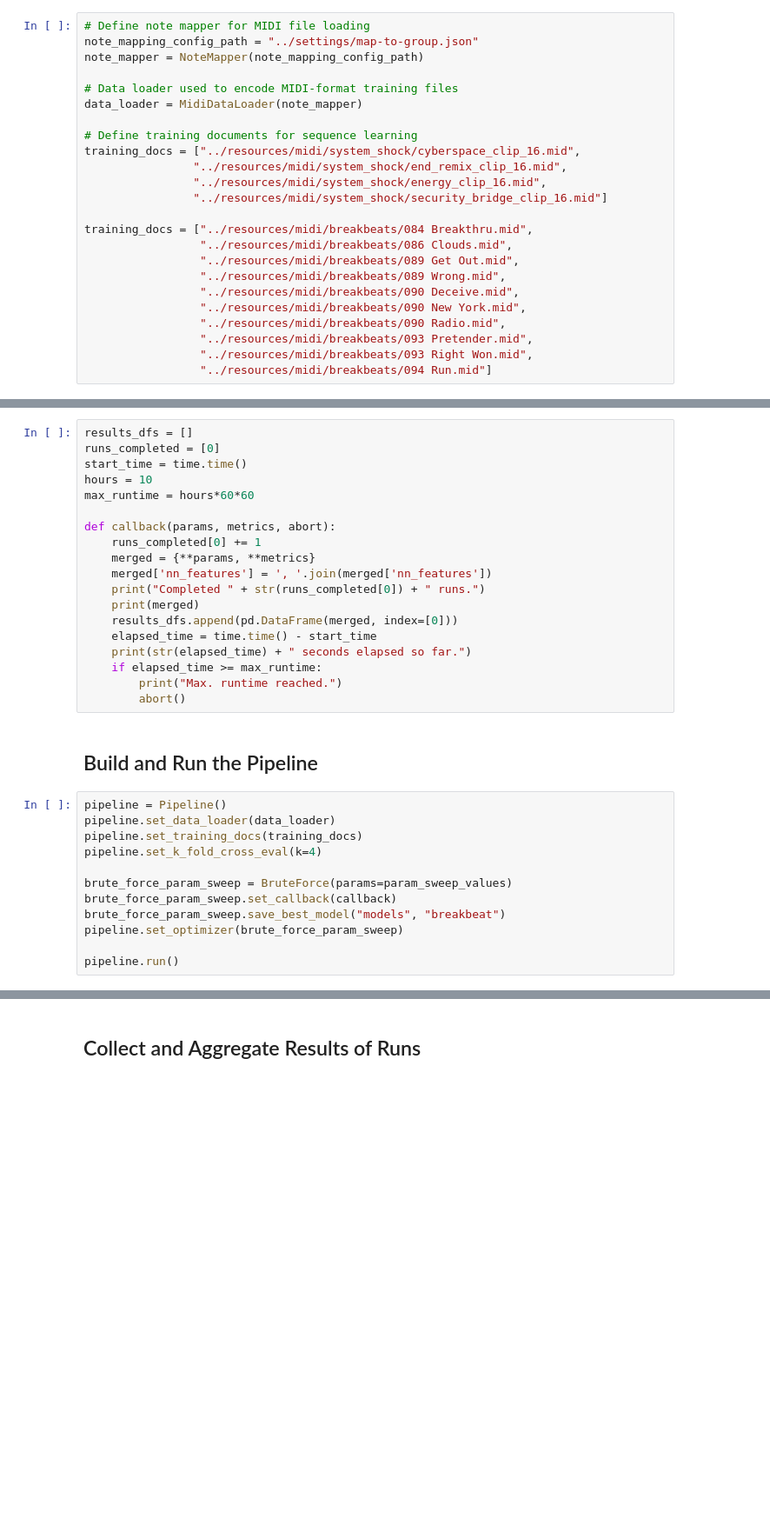
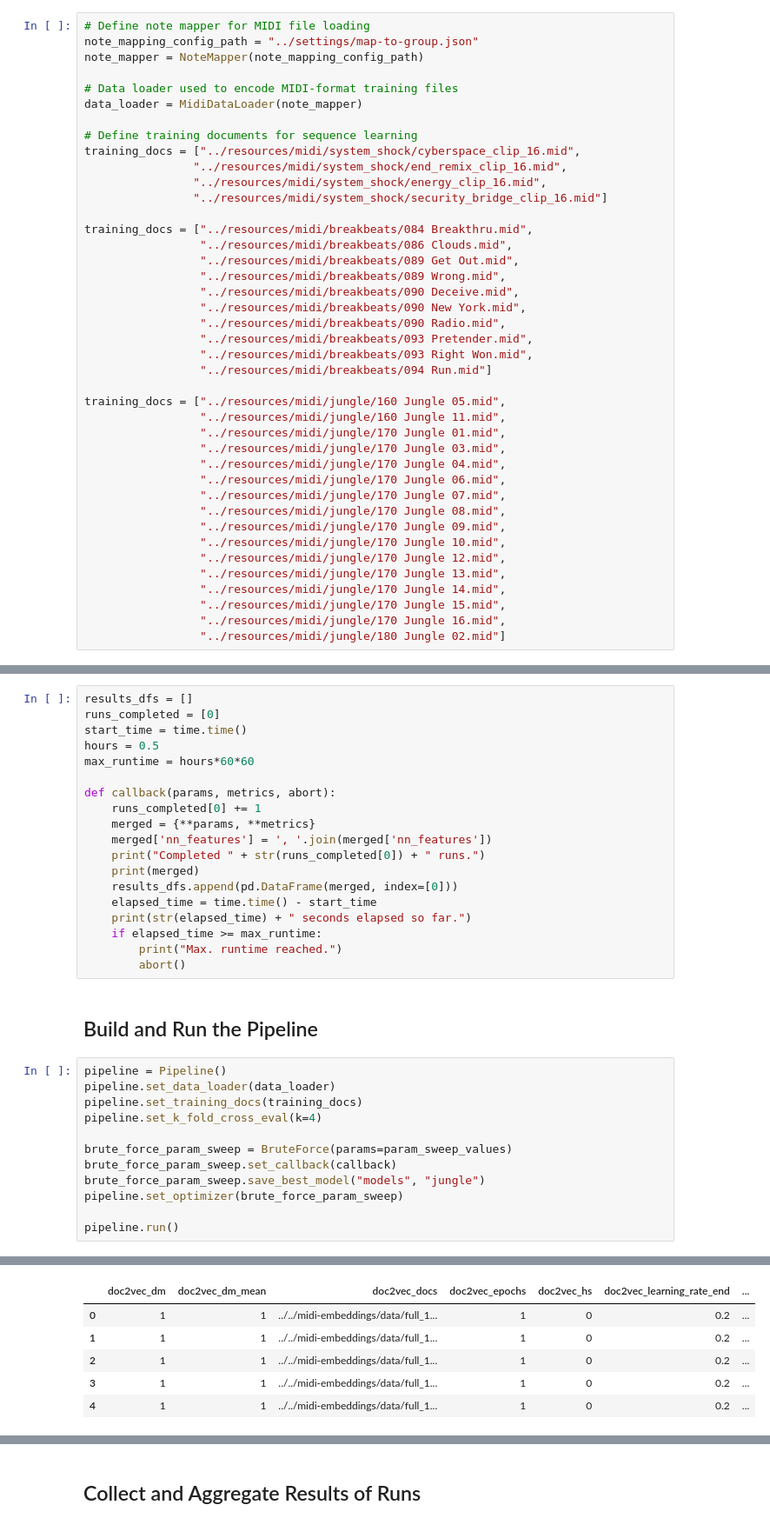
Before and after one commit to TaylorPeer/Midi2Vec, a Jupyter notebook: notebooks/Brute-Force Hyperparameter Optimization.ipynb, the cells around one changed output, grey strips where cells are left out. Shown at 87% size. Saved outputs shown, nothing was run; the diff lists cells and outputs as text; blank space fills up the shorter version.

```diff
--- a/notebooks/Brute-Force Hyperparameter Optimization.ipynb
+++ b/notebooks/Brute-Force Hyperparameter Optimization.ipynb
@@ -115,6 +135,23 @@ training_docs = ["../resources/midi/breakbeats/084 Breakthru.mid",
                  "../resources/midi/breakbeats/093 Pretender.mid",
                  "../resources/midi/breakbeats/093 Right Won.mid",
                  "../resources/midi/breakbeats/094 Run.mid"]
+
+training_docs = ["../resources/midi/jungle/160 Jungle 05.mid",
+                 "../resources/midi/jungle/160 Jungle 11.mid",
+                 "../resources/midi/jungle/170 Jungle 01.mid",
+                 "../resources/midi/jungle/170 Jungle 03.mid",
+                 "../resources/midi/jungle/170 Jungle 04.mid",
+                 "../resources/midi/jungle/170 Jungle 06.mid",
+                 "../resources/midi/jungle/170 Jungle 07.mid",
+                 "../resources/midi/jungle/170 Jungle 08.mid",
+                 "../resources/midi/jungle/170 Jungle 09.mid",
+                 "../resources/midi/jungle/170 Jungle 10.mid",
+                 "../resources/midi/jungle/170 Jungle 12.mid",
+                 "../resources/midi/jungle/170 Jungle 13.mid",
+                 "../resources/midi/jungle/170 Jungle 14.mid",
+                 "../resources/midi/jungle/170 Jungle 15.mid",
+                 "../resources/midi/jungle/170 Jungle 16.mid",
+                 "../resources/midi/jungle/180 Jungle 02.mid"]
 # %% [markdown]
 ## Define Callback Function
 
@@ -123,7 +160,7 @@ This function is called after every iteration of *SequenceLearner* model trainin
 results_dfs = []
 runs_completed = [0]
 start_time = time.time()
-hours = 10
+hours = 0.5
 max_runtime = hours*60*60
 
 def callback(params, metrics, abort):
@@ -148,7 +185,7 @@ pipeline.set_k_fold_cross_eval(k=4)
 
 brute_force_param_sweep = BruteForce(params=param_sweep_values)
 brute_force_param_sweep.set_callback(callback)
-brute_force_param_sweep.save_best_model("models", "breakbeat")
+brute_force_param_sweep.save_best_model("models", "jungle")
 pipeline.set_optimizer(brute_force_param_sweep)
 
 pipeline.run()
@@ -174,0 +210,6 @@ Training encoder model...
+|  | doc2vec_dm | doc2vec_dm_mean | doc2vec_docs | doc2vec_epochs | doc2vec_hs | doc2vec_learning_rate_end | ... |
+| 0 | 1 | 1 | ../../midi-embeddings/data/full_1... | 1 | 0 | 0.2 | ... |
+| 1 | 1 | 1 | ../../midi-embeddings/data/full_1... | 1 | 0 | 0.2 | ... |
+| 2 | 1 | 1 | ../../midi-embeddings/data/full_1... | 1 | 0 | 0.2 | ... |
+| 3 | 1 | 1 | ../../midi-embeddings/data/full_1... | 1 | 0 | 0.2 | ... |
+| 4 | 1 | 1 | ../../midi-embeddings/data/full_1... | 1 | 0 | 0.2 | ... |
```
Also changed, not shown: parts of 4 cells of this notebook, 36 other files.
